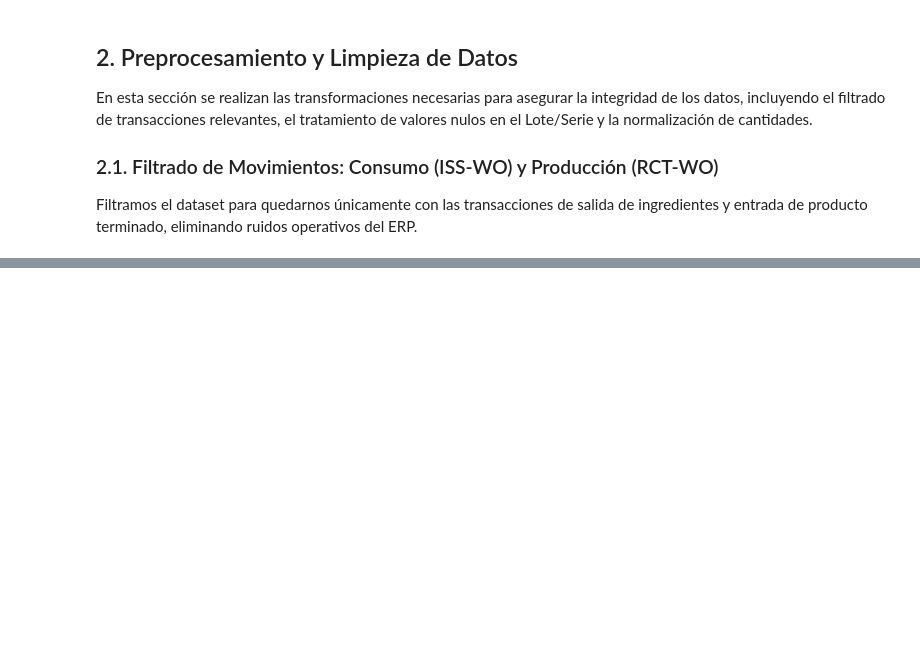
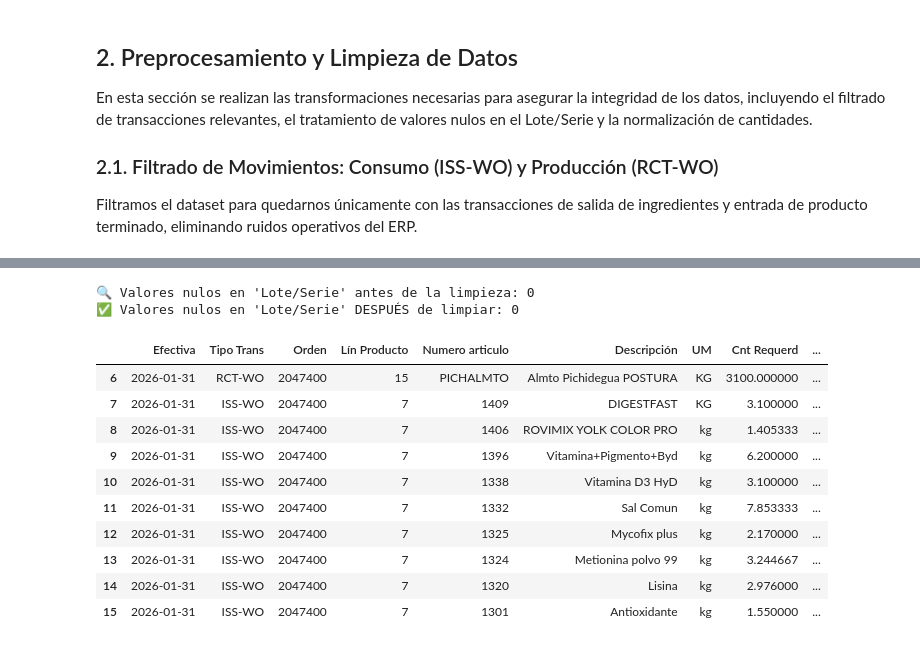
Before and after one commit to ctobar96/avian-data-ml-pipeline, a Jupyter notebook: notebooks/alimento/01_eda_alimento.ipynb, the cells around one changed output, grey strips where cells are left out. Saved outputs shown, nothing was run; the diff lists cells and outputs as text; code cells hidden in the pictures; blank space fills up the shorter version.

Commit message:
Se rellenarón los nulos de la columna Lote/Serie

```diff
--- a/notebooks/alimento/01_eda_alimento.ipynb
+++ b/notebooks/alimento/01_eda_alimento.ipynb
@@ -132,0 +156,29 @@ Name: count, dtype: int64
+# %%
+# Comprobación inicial: ¿Cuantos valores nulos tenemos?
+nulos_antes = df_alimento_filtrado['Lote/Serie'].isna().sum()
+print(f"🔍 Valores nulos en 'Lote/Serie' antes de la limpieza: {nulos_antes}")
+
+# Aplicar Forward Fill
+# Sobrescribimos la columna con su versión rellenada hacia abajo
+df_alimento_filtrado['Lote/Serie'] = df_alimento_filtrado['Lote/Serie'].ffill()
+
+# Comprobación final
+nulos_despues = df_alimento_filtrado['Lote/Serie'].isna().sum()
+print(f"✅ Valores nulos en 'Lote/Serie' DESPUÉS de limpiar: {nulos_despues}")
+
+# 4. Ver visualmente cómo quedó rellenado
+display(df_alimento_filtrado.head(10))
+# %% [output]
+🔍 Valores nulos en 'Lote/Serie' antes de la limpieza: 0
+✅ Valores nulos en 'Lote/Serie' DESPUÉS de limpiar: 0
+|  | Efectiva | Tipo Trans | Orden | Lín Producto | Numero articulo | Descripción | UM | Cnt Requerd | ... |
+| 6 | 2026-01-31 | RCT-WO | 2047400 | 15 | PICHALMTO | Almto Pichidegua POSTURA | KG | 3100.000000 | ... |
+| 7 | 2026-01-31 | ISS-WO | 2047400 | 7 | 1409 | DIGESTFAST | KG | 3.100000 | ... |
+| 8 | 2026-01-31 | ISS-WO | 2047400 | 7 | 1406 | ROVIMIX YOLK COLOR PRO | kg | 1.405333 | ... |
+| 9 | 2026-01-31 | ISS-WO | 2047400 | 7 | 1396 | Vitamina+Pigmento+Byd | kg | 6.200000 | ... |
+| 10 | 2026-01-31 | ISS-WO | 2047400 | 7 | 1338 | Vitamina D3 HyD | kg | 3.100000 | ... |
+| 11 | 2026-01-31 | ISS-WO | 2047400 | 7 | 1332 | Sal Comun | kg | 7.853333 | ... |
+| 12 | 2026-01-31 | ISS-WO | 2047400 | 7 | 1325 | Mycofix plus | kg | 2.170000 | ... |
+| 13 | 2026-01-31 | ISS-WO | 2047400 | 7 | 1324 | Metionina polvo 99 | kg | 3.244667 | ... |
+| 14 | 2026-01-31 | ISS-WO | 2047400 | 7 | 1320 | Lisina | kg | 2.976000 | ... |
+| 15 | 2026-01-31 | ISS-WO | 2047400 | 7 | 1301 | Antioxidante | kg | 1.550000 | ... |
```
Also changed, not shown: parts of 2 cells of this notebook.
